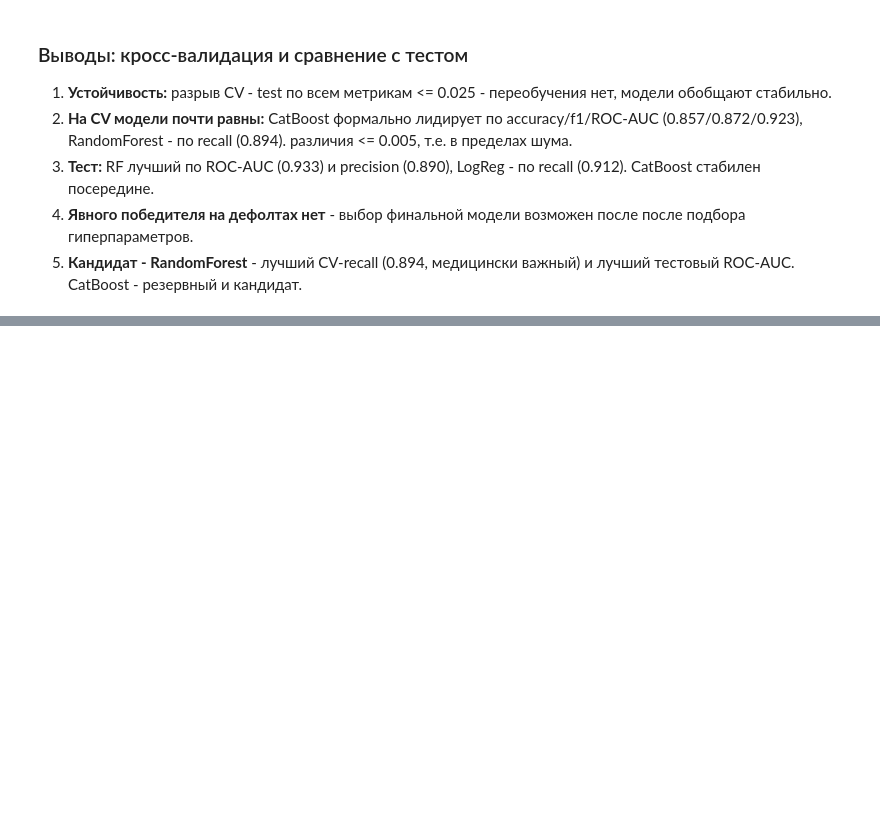
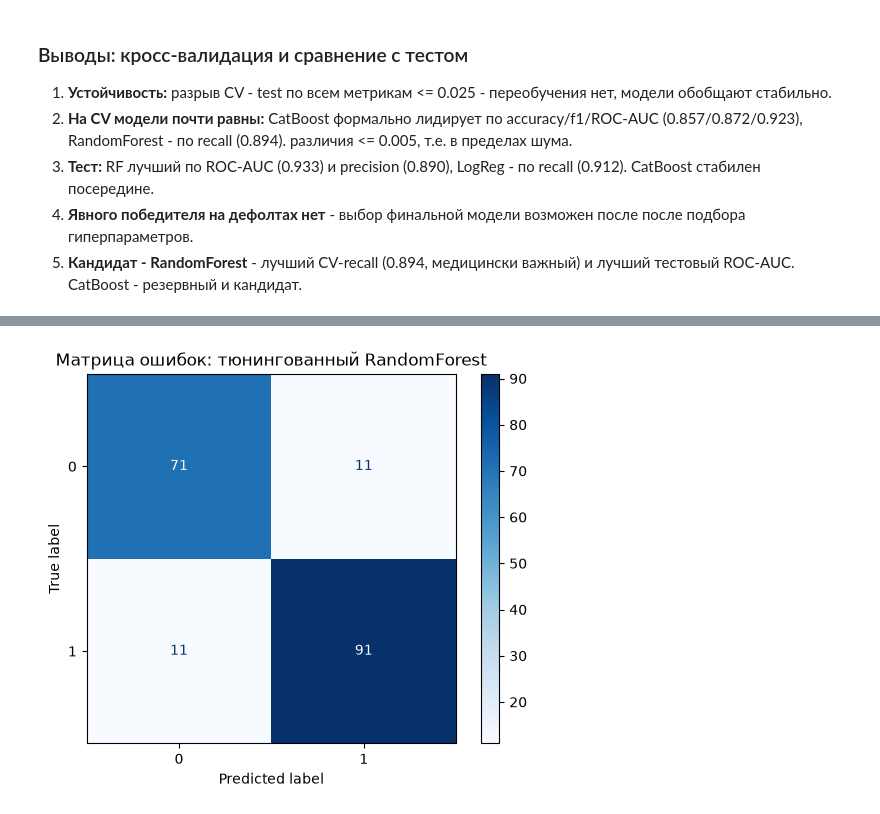
Before and after one commit to Uvarov-IB22-1/heart_project, a Jupyter notebook: notebooks/models.ipynb, the cells around one changed output, grey strips where cells are left out. Saved outputs shown, nothing was run; the diff lists cells and outputs as text; code cells hidden in the pictures; blank space fills up the shorter version.

```diff
--- a/notebooks/models.ipynb
+++ b/notebooks/models.ipynb
@@ -129,0 +178,24 @@ cv_df
+# %%
+# базовая модель (дефолты)
+rf_before = RandomForestClassifier(n_estimators=100, random_state=42)
+rf_before.fit(X_train, y_train)
+
+# тюнингованная модель
+rf_after = grid.best_estimator_
+
+# метрики на тесте
+rows = []
+for name, model in [('RF до тюнинга', rf_before), ('RF после тюнинга', rf_after)]:
+    pred = model.predict(X_test)
+    proba = model.predict_proba(X_test)[:, 1]
+    rows.append({
+        'model': name,
+        'accuracy': accuracy_score(y_test, pred),
+        'precision': precision_score(y_test, pred),
+        'recall': recall_score(y_test, pred),
+        'f1': f1_score(y_test, pred),
+        'roc_auc': roc_auc_score(y_test, proba),
+    })
+
+compare_df = pd.DataFrame(rows).round(3)
+compare_df
@@ -129,0 +220,9 @@ cv_df
+# %%
+from sklearn.metrics import confusion_matrix, ConfusionMatrixDisplay
+
+cm = confusion_matrix(y_test, rf_after.predict(X_test))
+ConfusionMatrixDisplay(cm).plot(cmap='Blues')
+plt.title('Матрица ошибок: тюнингованный RandomForest')
+plt.show()
+# %% [output]
+[figure, added]
```
Also changed, not shown: parts of 12 cells of this notebook.
